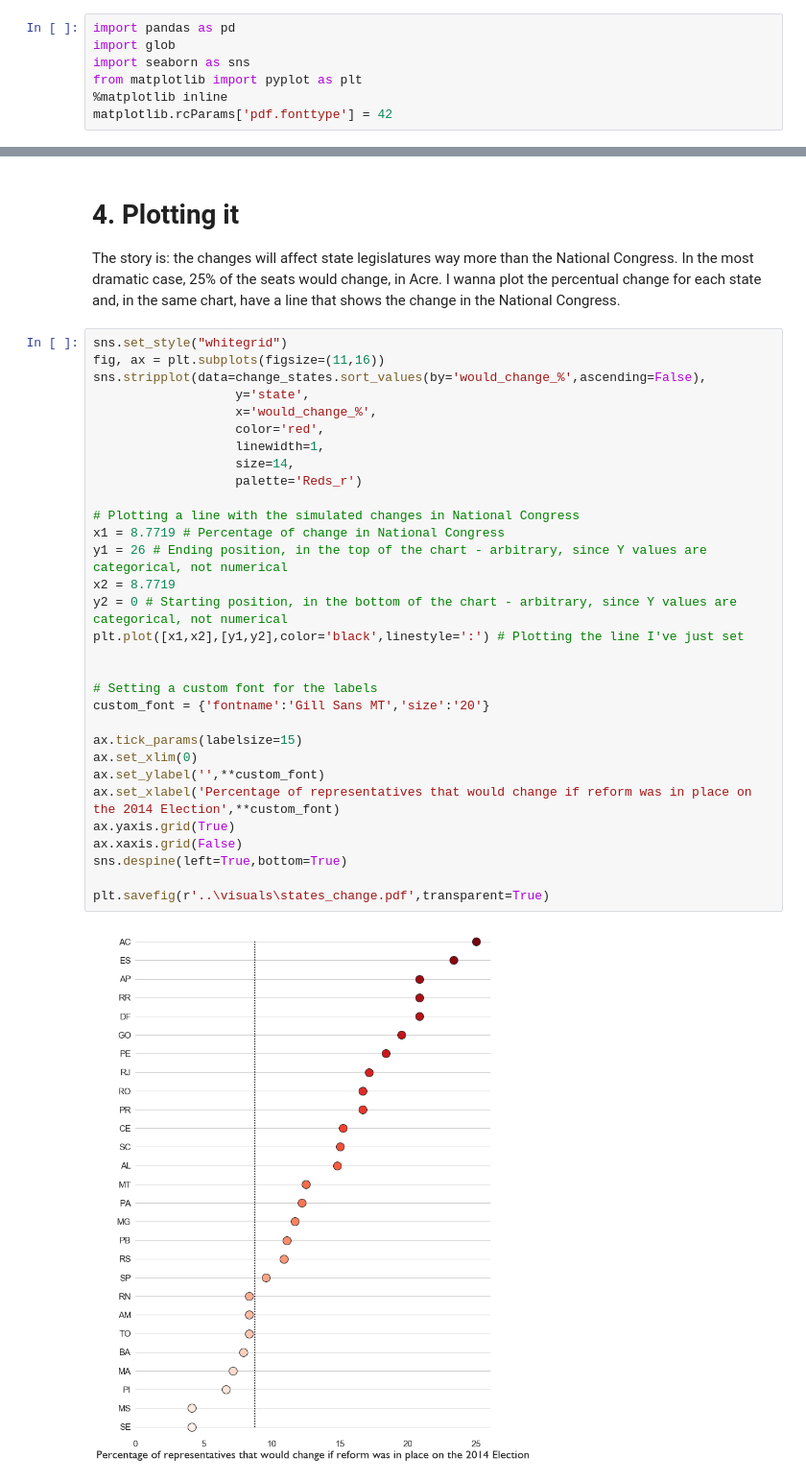
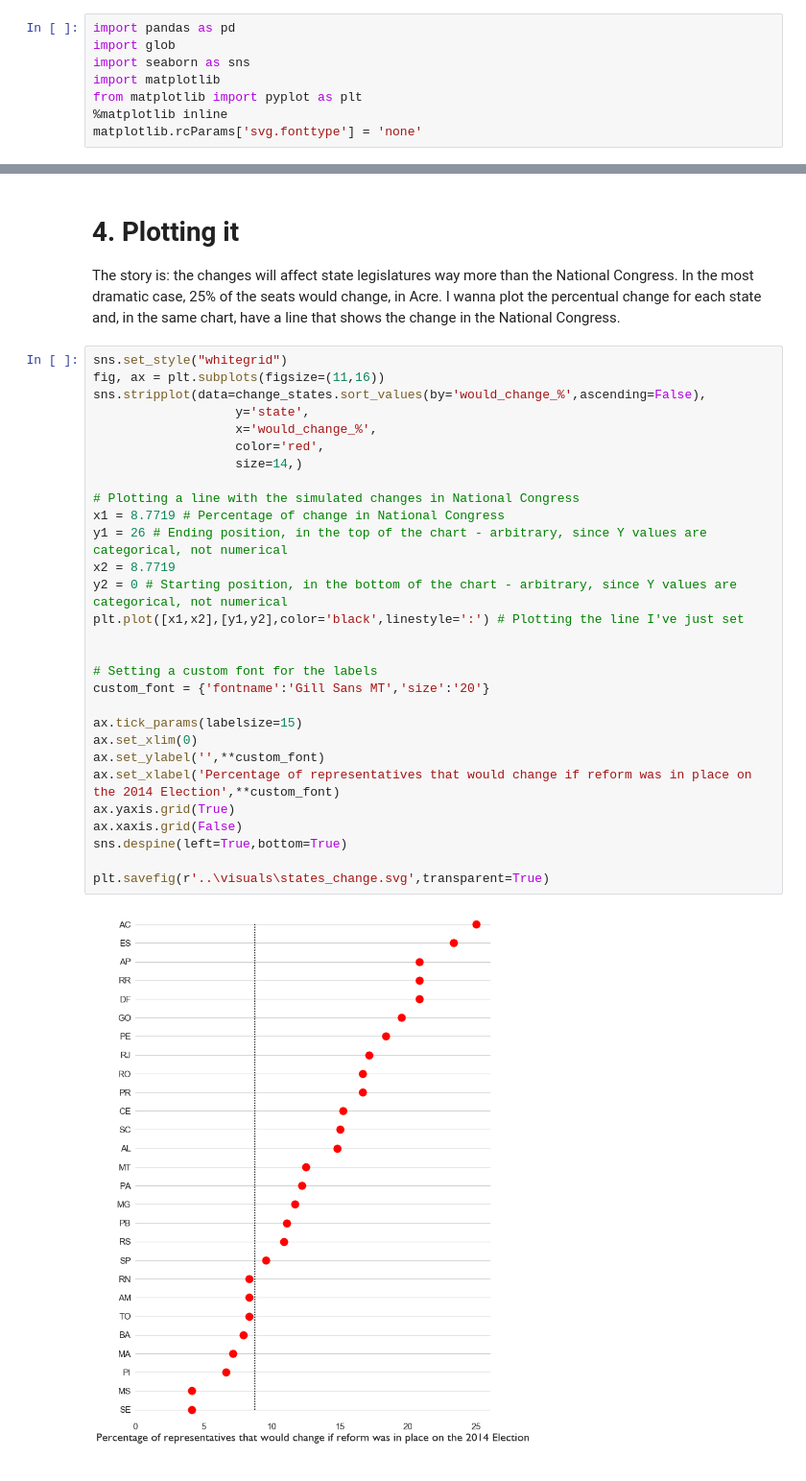
Before and after one commit to RodrigoMenegat/studio-projects, a Jupyter notebook: code/mesuring-political-reform/reform-simulation-2014.ipynb, the cells around one changed output, grey strips where cells are left out. Shown: that part at 96% size. Drawn from its saved outputs; the diff is of its cells as text.

```diff
--- a/code/mesuring-political-reform/reform-simulation-2014.ipynb
+++ b/code/mesuring-political-reform/reform-simulation-2014.ipynb
@@ -4,9 +4,10 @@
 import pandas as pd
 import glob
 import seaborn as sns
+import matplotlib
 from matplotlib import pyplot as plt
 %matplotlib inline
-matplotlib.rcParams['pdf.fonttype'] = 42
+matplotlib.rcParams['svg.fonttype'] = 'none'
 # %% [markdown]
 #### Candidates dataframe
 This dataframe has individualized demographic information and either if the candidate was elected or not.
@@ -139,33 +146,31 @@ The story is: the changes will affect state legislatures way more than the Natio
 # %%
 sns.set_style("whitegrid")
 fig, ax = plt.subplots(figsize=(11,16))
 sns.stripplot(data=change_states.sort_values(by='would_change_%',ascending=False),
                    y='state',
                    x='would_change_%',
                    color='red',
-                   linewidth=1,
-                   size=14,
-                   palette='Reds_r')
+                   size=14,)
 
 # Plotting a line with the simulated changes in National Congress
 x1 = 8.7719 # Percentage of change in National Congress
 y1 = 26 # Ending position, in the top of the chart - arbitrary, since Y values are categorical, not numerical
 x2 = 8.7719
 y2 = 0 # Starting position, in the bottom of the chart - arbitrary, since Y values are categorical, not numerical
 plt.plot([x1,x2],[y1,y2],color='black',linestyle=':') # Plotting the line I've just set
 
 
 # Setting a custom font for the labels
 custom_font = {'fontname':'Gill Sans MT','size':'20'}
 
 ax.tick_params(labelsize=15)
 ax.set_xlim(0)
 ax.set_ylabel('',**custom_font)
 ax.set_xlabel('Percentage of representatives that would change if reform was in place on the 2014 Election',**custom_font)
 ax.yaxis.grid(True)
 ax.xaxis.grid(False)
 sns.despine(left=True,bottom=True)
 
-plt.savefig(r'..\visuals\states_change.pdf',transparent=True)
+plt.savefig(r'..\visuals\states_change.svg',transparent=True)
 # %% [output]
-[figure, old version]
+[figure, new version]
```
Also changed, not shown: parts of 8 cells of this notebook, 1 other file.
